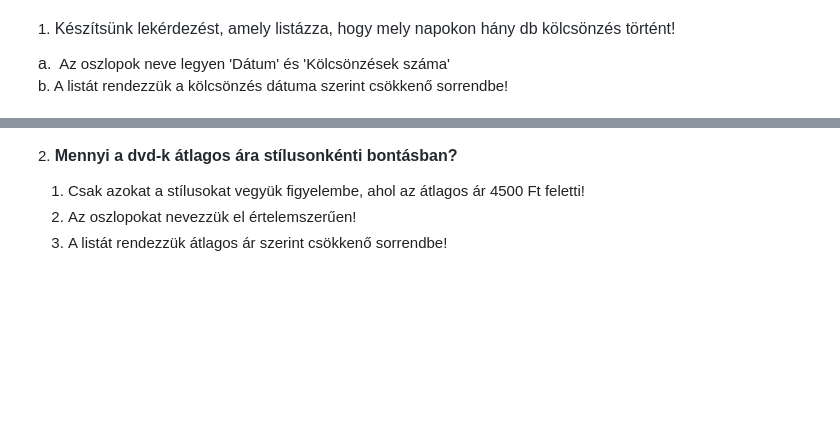
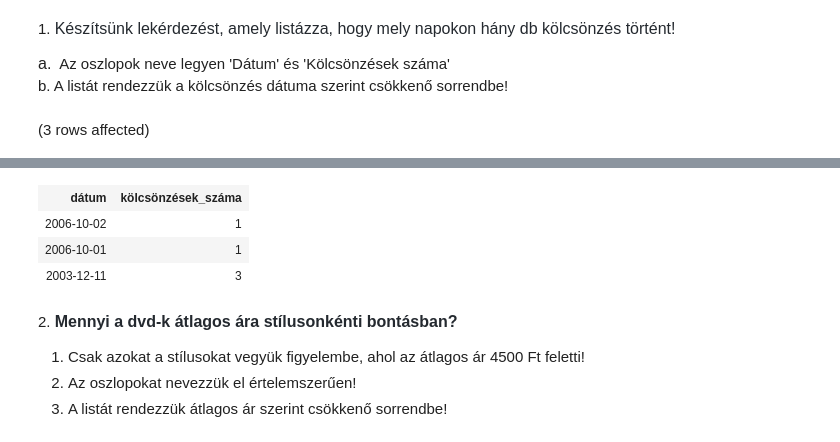
Before and after one commit to pmate04/databases, a Jupyter notebook: gyakorlat02_feladatok.ipynb, the cells around one changed output, grey strips where cells are left out. Saved outputs shown, nothing was run; the diff lists cells and outputs as text; code cells hidden in the pictures; blank space fills up the shorter version.

```diff
--- a/gyakorlat02_feladatok.ipynb
+++ b/gyakorlat02_feladatok.ipynb
@@ -7,0 +6,7 @@ APPROX_COUNT_DISTINCT
+# %%
+SELECT ki_datum as dátum,count(*) AS kölcsönzések_száma
+FROM kolcsonzesek
+GROUP BY ki_datum
+order by ki_datum DESC
+# %% [output]
+(3 rows affected)
@@ -8,3 +14,7 @@ APPROX_COUNT_DISTINCT
+| dátum | kölcsönzések_száma |
+| 2006-10-02 | 1 |
+| 2006-10-01 | 1 |
+| 2003-12-11 | 3 |
 # %% [markdown]
 2. <span style="font-weight: 600; color: rgb(36, 41, 47); font-family: -apple-system, BlinkMacSystemFont, &quot;Segoe UI&quot;, Helvetica, Arial, sans-serif, &quot;Apple Color Emoji&quot;, &quot;Segoe UI Emoji&quot;; font-size: 16px;">Mennyi a dvd-k átlagos ára stílusonkénti bontásban?</span>
 
```
Also changed, not shown: parts of 4 cells of this notebook.
